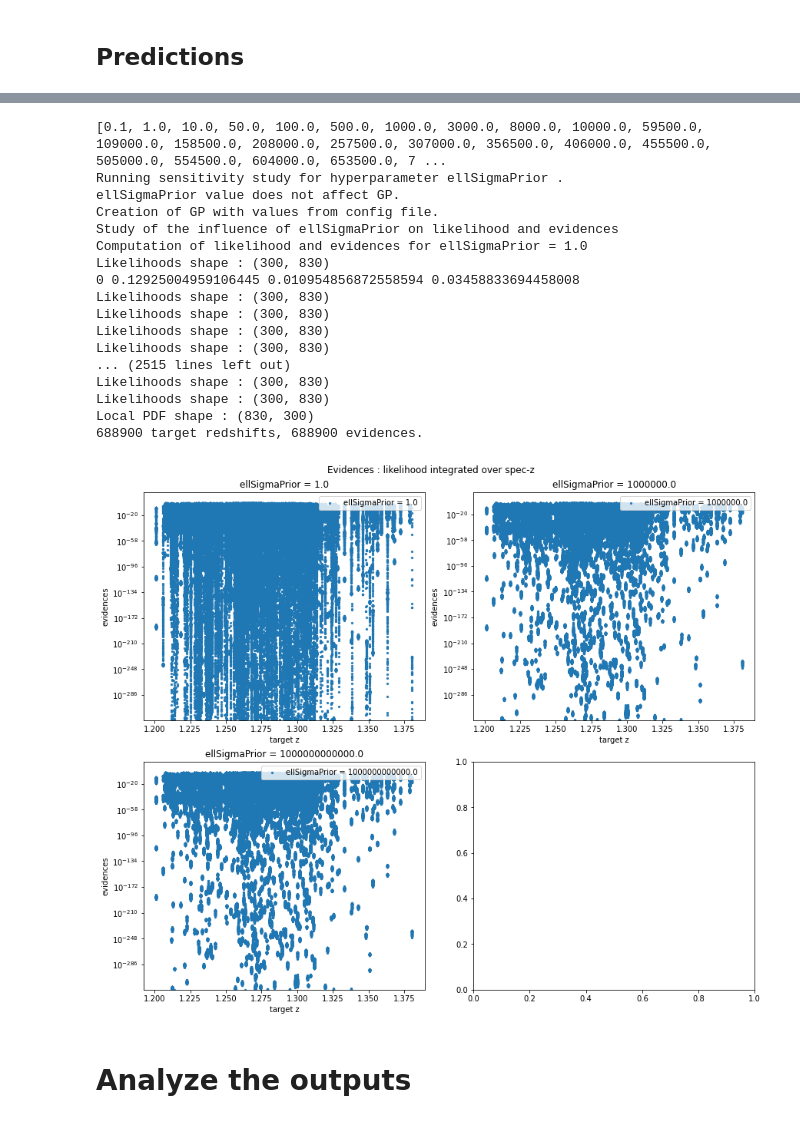
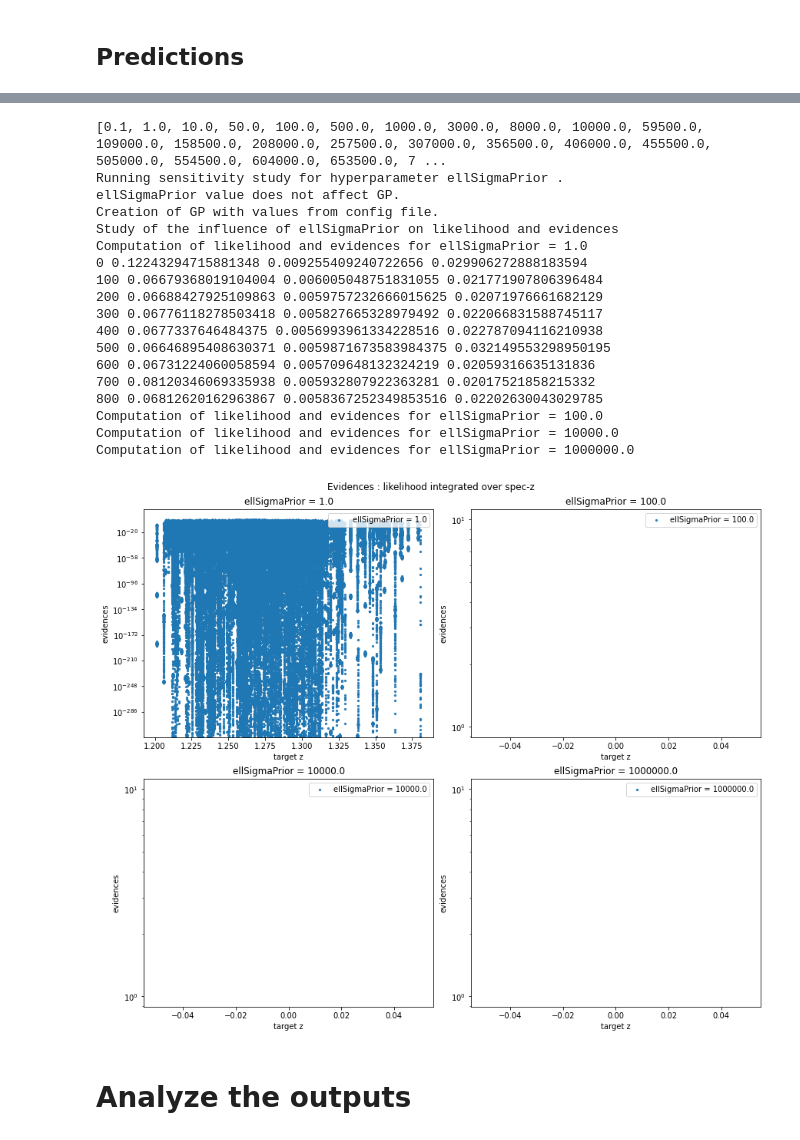
Before and after one commit to JospehCeh/Delight, a Jupyter notebook: desc-dc2/run_delight_descdc2.ipynb, the cells around one changed output, grey strips where cells are left out. Saved outputs shown, nothing was run; the diff lists cells and outputs as text; code cells hidden in the pictures.

Commit message:
Now works for V_C-like parameters - bug in the loop identified and corrected

```diff
--- a/desc-dc2/run_delight_descdc2.ipynb
+++ b/desc-dc2/run_delight_descdc2.ipynb
@@ -139,5 +139,5 @@ valList=[0.1, 1.0, 10.0, 50.0, 100.0, 500.0, 1000.0, 3000.0, 8000.0]
 for elt in np.linspace(1e4, 1e6, num=21):
     valList.append(elt)
 print(valList)
-delightApply_HyperParam(configfullfilename, hyperParam_name="ellSigmaPrior", hyperParam_list=[1.0, 1e6, 1e12])
+delightApply_HyperParam(configfullfilename, hyperParam_name="ellSigmaPrior", hyperParam_list=[1.0, 1e2, 1e4, 1e6])
 # %% [output]
@@ -148,21 +148,22 @@ delightApply_HyperParam(configfullfilename, hyperParam_name="ellSigmaPrior", hyp
 [0.1, 1.0, 10.0, 50.0, 100.0, 500.0, 1000.0, 3000.0, 8000.0, 10000.0, 59500.0, 109000.0, 158500.0, 208000.0, 257500.0, 307000.0, 356500.0, 406000.0, 455500.0, 505000.0, 554500.0, 604000.0, 653500.0, 7 ...
 Running sensitivity study for hyperparameter ellSigmaPrior .
 ellSigmaPrior value does not affect GP.
 Creation of GP with values from config file.
 Study of the influence of ellSigmaPrior on likelihood and evidences
 Computation of likelihood and evidences for ellSigmaPrior = 1.0
-Likelihoods shape : (300, 830)
-0 0.12925004959106445 0.010954856872558594 0.03458833694458008
-Likelihoods shape : (300, 830)
-Likelihoods shape : (300, 830)
-Likelihoods shape : (300, 830)
-Likelihoods shape : (300, 830)
-... (2515 lines left out)
-Likelihoods shape : (300, 830)
-Likelihoods shape : (300, 830)
-Local PDF shape : (830, 300)
-688900 target redshifts, 688900 evidences.
+0 0.12243294715881348 0.009255409240722656 0.029906272888183594
+100 0.06679368019104004 0.006005048751831055 0.021771907806396484
+200 0.06688427925109863 0.0059757232666015625 0.02071976661682129
+300 0.06776118278503418 0.005827665328979492 0.022066831588745117
+400 0.0677337646484375 0.0056993961334228516 0.022787094116210938
+500 0.06646895408630371 0.0059871673583984375 0.032149553298950195
+600 0.06731224060058594 0.005709648132324219 0.02059316635131836
+700 0.08120346069335938 0.005932807922363281 0.02017521858215332
+800 0.06812620162963867 0.0058367252349853516 0.02202630043029785
+Computation of likelihood and evidences for ellSigmaPrior = 100.0
+Computation of likelihood and evidences for ellSigmaPrior = 10000.0
+Computation of likelihood and evidences for ellSigmaPrior = 1000000.0
-[figure, old version]
+[figure, new version]
 # %%
 delightApply(configfullfilename)
 # %% [markdown]
```
Also changed, not shown: parts of 5 cells of this notebook, 1 other file.
